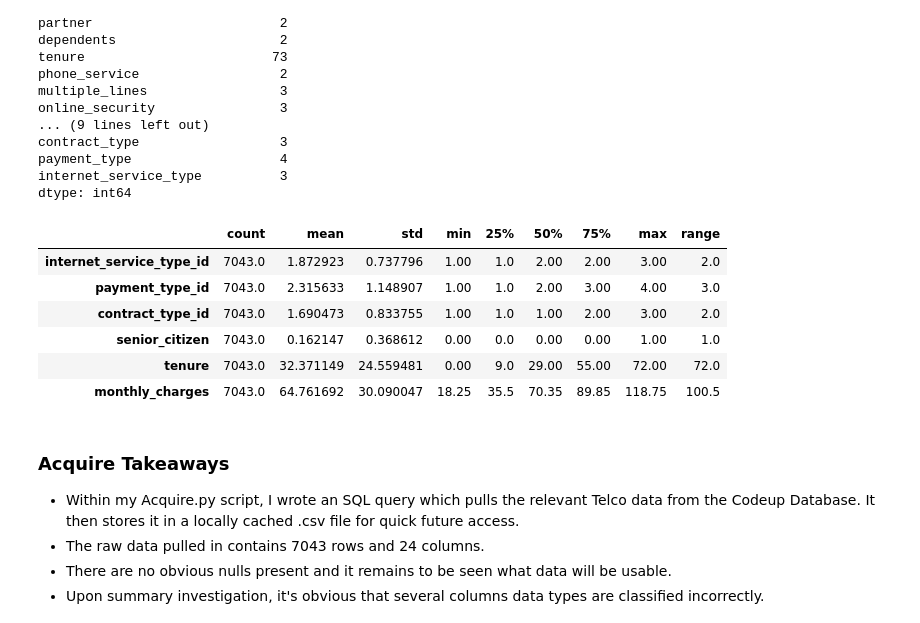
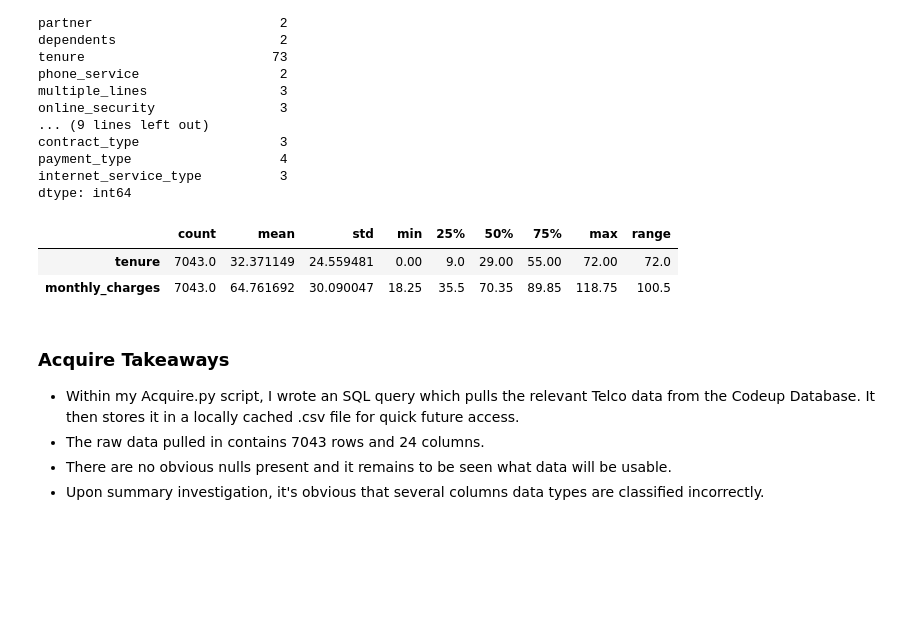
Before and after one commit to AndrewRachuig/telco_classification_project, a Jupyter notebook: final_report_telco_churn.ipynb, the cells around one changed output. Drawn from its saved outputs; the diff is of its cells as text; code cells hidden in the pictures; blank space fills up the shorter version.

```diff
--- a/final_report_telco_churn.ipynb
+++ b/final_report_telco_churn.ipynb
@@ -75,13 +75,9 @@ payment_type                   4
 internet_service_type          3
 dtype: int64
 # %%
-acquire.describe_with_range(df)
+acquire.describe_with_range(df.drop(columns=['internet_service_type_id','payment_type_id', 'contract_type_id', 'senior_citizen']))
 # %% [output]
 |  | count | mean | std | min | 25% | 50% | 75% | max | range |
-| internet_service_type_id | 7043.0 | 1.872923 | 0.737796 | 1.00 | 1.0 | 2.00 | 2.00 | 3.00 | 2.0 |
-| payment_type_id | 7043.0 | 2.315633 | 1.148907 | 1.00 | 1.0 | 2.00 | 3.00 | 4.00 | 3.0 |
-| contract_type_id | 7043.0 | 1.690473 | 0.833755 | 1.00 | 1.0 | 1.00 | 2.00 | 3.00 | 2.0 |
-| senior_citizen | 7043.0 | 0.162147 | 0.368612 | 0.00 | 0.0 | 0.00 | 0.00 | 1.00 | 1.0 |
 | tenure | 7043.0 | 32.371149 | 24.559481 | 0.00 | 9.0 | 29.00 | 55.00 | 72.00 | 72.0 |
 | monthly_charges | 7043.0 | 64.761692 | 30.090047 | 18.25 | 35.5 | 70.35 | 89.85 | 118.75 | 100.5 |
 # %% [markdown]
```
Also changed, not shown: parts of 40 cells of this notebook.
